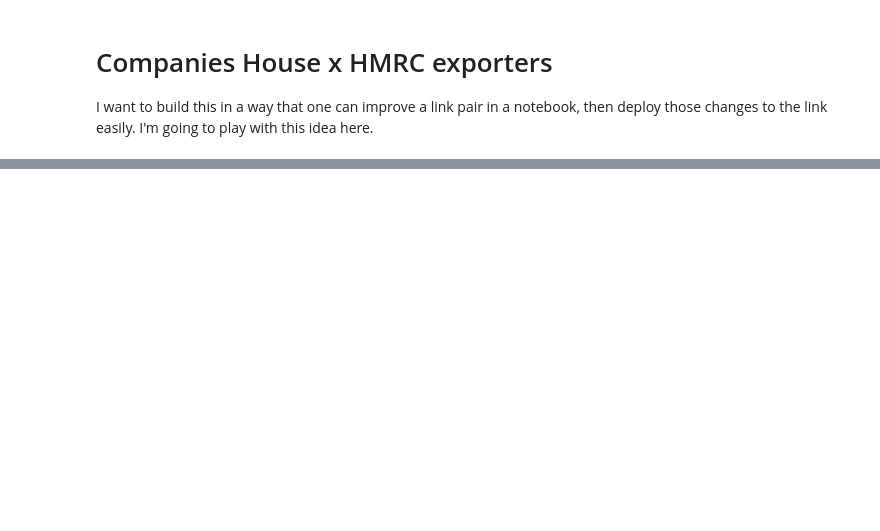
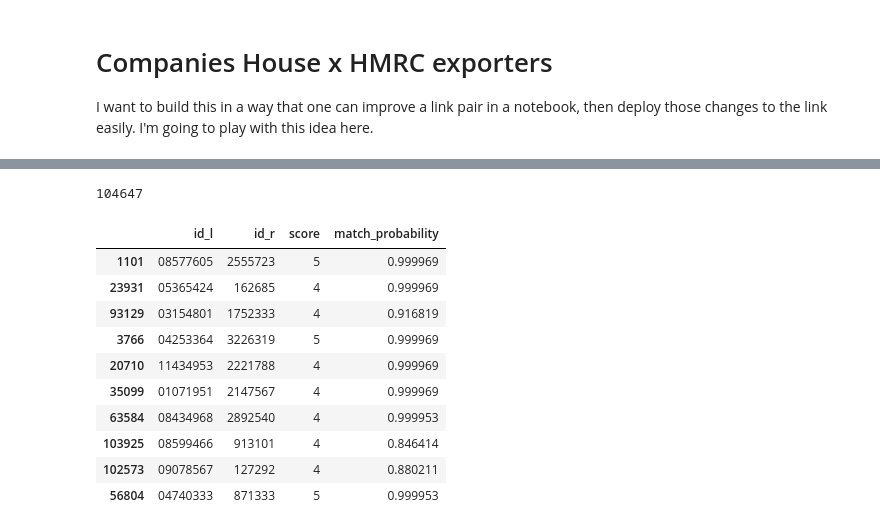
Before and after one commit to will-langdale/matchbox, a Jupyter notebook: notebooks/WL_CHxExp.ipynb, the cells around one changed output, grey strips where cells are left out. Saved outputs shown, nothing was run; the diff lists cells and outputs as text; code cells hidden in the pictures; blank space fills up the shorter version.

```diff
--- a/notebooks/WL_CHxExp.ipynb
+++ b/notebooks/WL_CHxExp.ipynb
@@ -127,0 +166,36 @@ existing
+# %%
+predictions = (
+    ch_x_exp.predictions
+    .as_pandas_dataframe()
+    .sort_values(
+        by=['match_probability'],
+        ascending=False
+    )
+    .drop_duplicates(
+        subset=['id_l', 'id_r'],
+        keep='first')
+    .merge(
+        ch_x_exp.table_l_raw.add_suffix('_l'),
+        how='left',
+        left_on=['id_l'],
+        right_on=['id_l'],
+        suffixes=('', '_remove')
+    )
+    .merge(
+        ch_x_exp.table_r_raw.add_suffix('_r'),
+        how='left',
+        left_on=['id_r'],
+        right_on=['id_r'],
+        suffixes=('', '_remove')
+    )
+    .filter(regex='^((?!remove).)*$')
+)
+# %%
+agree = (
+    predictions
+    .merge(
+        existing,
+        how='inner',
+        on=['id_l', 'id_r']
+    )
+)
@@ -127,0 +299,22 @@ existing
+# %%
+agree.shape[0]
+# %% [output]
+104647
+# %%
+(
+    agree
+    [['id_l', 'id_r', 'score', 'match_probability']]
+    .sample(10)
+)
+# %% [output]
+|  | id_l | id_r | score | match_probability |
+| 1101 | 08577605 | 2555723 | 5 | 0.999969 |
+| 23931 | 05365424 | 162685 | 4 | 0.999969 |
+| 93129 | 03154801 | 1752333 | 4 | 0.916819 |
+| 3766 | 04253364 | 3226319 | 5 | 0.999969 |
+| 20710 | 11434953 | 2221788 | 4 | 0.999969 |
+| 35099 | 01071951 | 2147567 | 4 | 0.999969 |
+| 63584 | 08434968 | 2892540 | 4 | 0.999953 |
+| 103925 | 08599466 | 913101 | 4 | 0.846414 |
+| 102573 | 09078567 | 127292 | 4 | 0.880211 |
+| 56804 | 04740333 | 871333 | 5 | 0.999953 |
```
Also changed, not shown: parts of 10 cells of this notebook, 7 other files.
